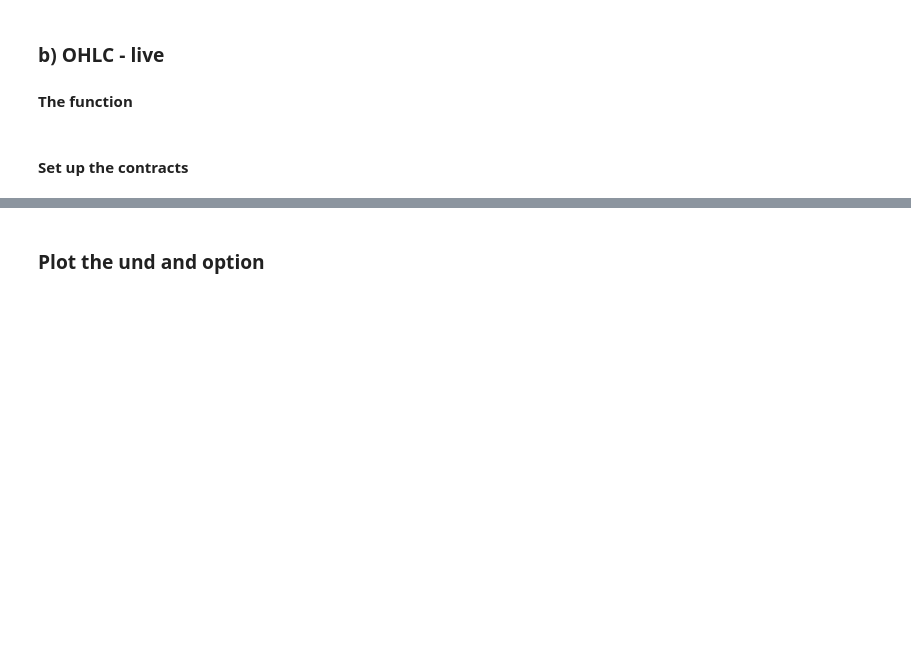
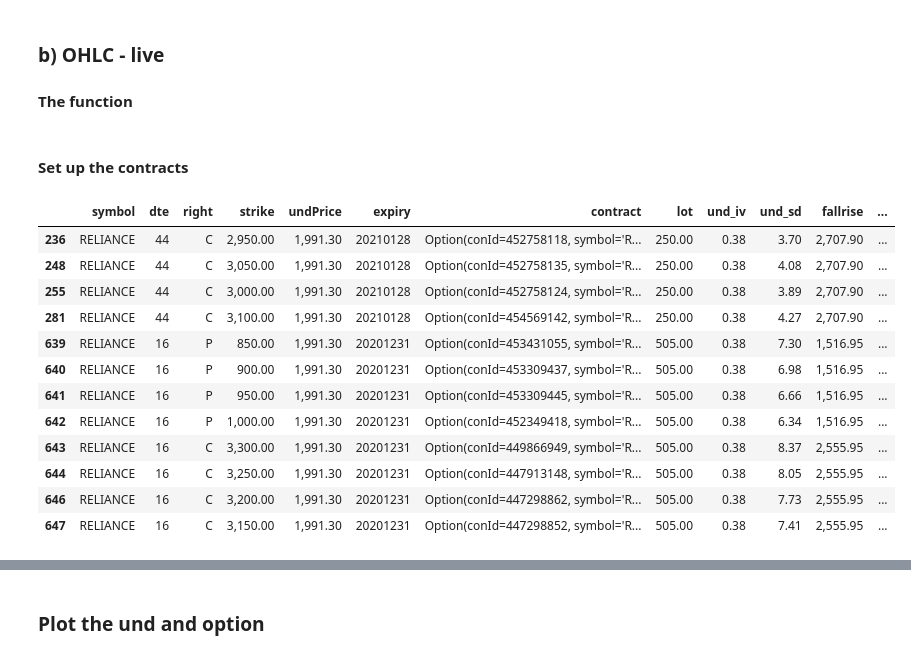
Before and after one commit to reservoirinvest/learn, a Jupyter notebook: ib/wb_nakeds.ipynb, the cells around one changed output, grey strips where cells are left out. Cells and saved outputs as stored; diff of their text form; code cells hidden in the pictures; blank space fills up the shorter version.

```diff
--- a/ib/wb_nakeds.ipynb
+++ b/ib/wb_nakeds.ipynb
@@ -5,13 +5,13 @@
 ### Provide inputs
 # %%
 # * NAKED FUNCTION INPUTS
-MARKET = 'SNP'
-SYMBOL = 'INTC'
+MARKET = 'NSE'
+SYMBOL = 'RELIANCE'
 EARLIEST = False
 RECALC_UNDS = True
 SAVE = False
 
-RUN_ON_PAPER = False
+RUN_ON_PAPER = True
 # %%
 # * IMPORTS
 import IPython as ipy
@@ -180,16 +189,35 @@ und_ct = df_unds[df_unds.symbol == SYMBOL].contract.iloc[0]
 # ... get some with bid and ask
 m1 = df_nakeds.bid>0
 m2 = df_nakeds.ask>0
+m3 = df_nakeds.symbol == SYMBOL
 
 # if bid and ask price are not present (market closed), use last price
-if df_nakeds[m1&m2].empty:
-    dfo = df_nakeds
+if df_nakeds[m1&m2&m3].empty:
+    dfo = df_nakeds[m3]
 else:
-    dfo = df_nakeds[m1&m2]
+    dfo = df_nakeds[m1&m2&m3]
 
 
 # ... choose the top one
 opt_ct = dfo[dfo.conId == dfo.conId.iloc[0]].contract.iloc[0]
+# %%
+cols = "symbol	dte	right	strike	undPrice	expiry	contract	lot	und_iv	und_sd	fallrise	fr_sd	margin	bid	ask	close	last	iv	sdMult	prop	rom	expRom	price	expPrice	remq	qty".split('	')
+# %%
+dfo[cols]
+# %% [output]
+|  | symbol | dte | right | strike | undPrice | expiry | contract | lot | und_iv | und_sd | fallrise | ... |
+| 236 | RELIANCE | 44 | C | 2,950.00 | 1,991.30 | 20210128 | Option(conId=452758118, symbol='R... | 250.00 | 0.38 | 3.70 | 2,707.90 | ... |
+| 248 | RELIANCE | 44 | C | 3,050.00 | 1,991.30 | 20210128 | Option(conId=452758135, symbol='R... | 250.00 | 0.38 | 4.08 | 2,707.90 | ... |
+| 255 | RELIANCE | 44 | C | 3,000.00 | 1,991.30 | 20210128 | Option(conId=452758124, symbol='R... | 250.00 | 0.38 | 3.89 | 2,707.90 | ... |
+| 281 | RELIANCE | 44 | C | 3,100.00 | 1,991.30 | 20210128 | Option(conId=454569142, symbol='R... | 250.00 | 0.38 | 4.27 | 2,707.90 | ... |
+| 639 | RELIANCE | 16 | P | 850.00 | 1,991.30 | 20201231 | Option(conId=453431055, symbol='R... | 505.00 | 0.38 | 7.30 | 1,516.95 | ... |
+| 640 | RELIANCE | 16 | P | 900.00 | 1,991.30 | 20201231 | Option(conId=453309437, symbol='R... | 505.00 | 0.38 | 6.98 | 1,516.95 | ... |
+| 641 | RELIANCE | 16 | P | 950.00 | 1,991.30 | 20201231 | Option(conId=453309445, symbol='R... | 505.00 | 0.38 | 6.66 | 1,516.95 | ... |
+| 642 | RELIANCE | 16 | P | 1,000.00 | 1,991.30 | 20201231 | Option(conId=452349418, symbol='R... | 505.00 | 0.38 | 6.34 | 1,516.95 | ... |
+| 643 | RELIANCE | 16 | C | 3,300.00 | 1,991.30 | 20201231 | Option(conId=449866949, symbol='R... | 505.00 | 0.38 | 8.37 | 2,555.95 | ... |
+| 644 | RELIANCE | 16 | C | 3,250.00 | 1,991.30 | 20201231 | Option(conId=447913148, symbol='R... | 505.00 | 0.38 | 8.05 | 2,555.95 | ... |
+| 646 | RELIANCE | 16 | C | 3,200.00 | 1,991.30 | 20201231 | Option(conId=447298862, symbol='R... | 505.00 | 0.38 | 7.73 | 2,555.95 | ... |
+| 647 | RELIANCE | 16 | C | 3,150.00 | 1,991.30 | 20201231 | Option(conId=447298852, symbol='R... | 505.00 | 0.38 | 7.41 | 2,555.95 | ... |
 # %%
 %%time
 with IB().connect(HOST, PORT, CID )as ib:
```
Also changed, not shown: parts of 11 cells of this notebook, 13 other files.
